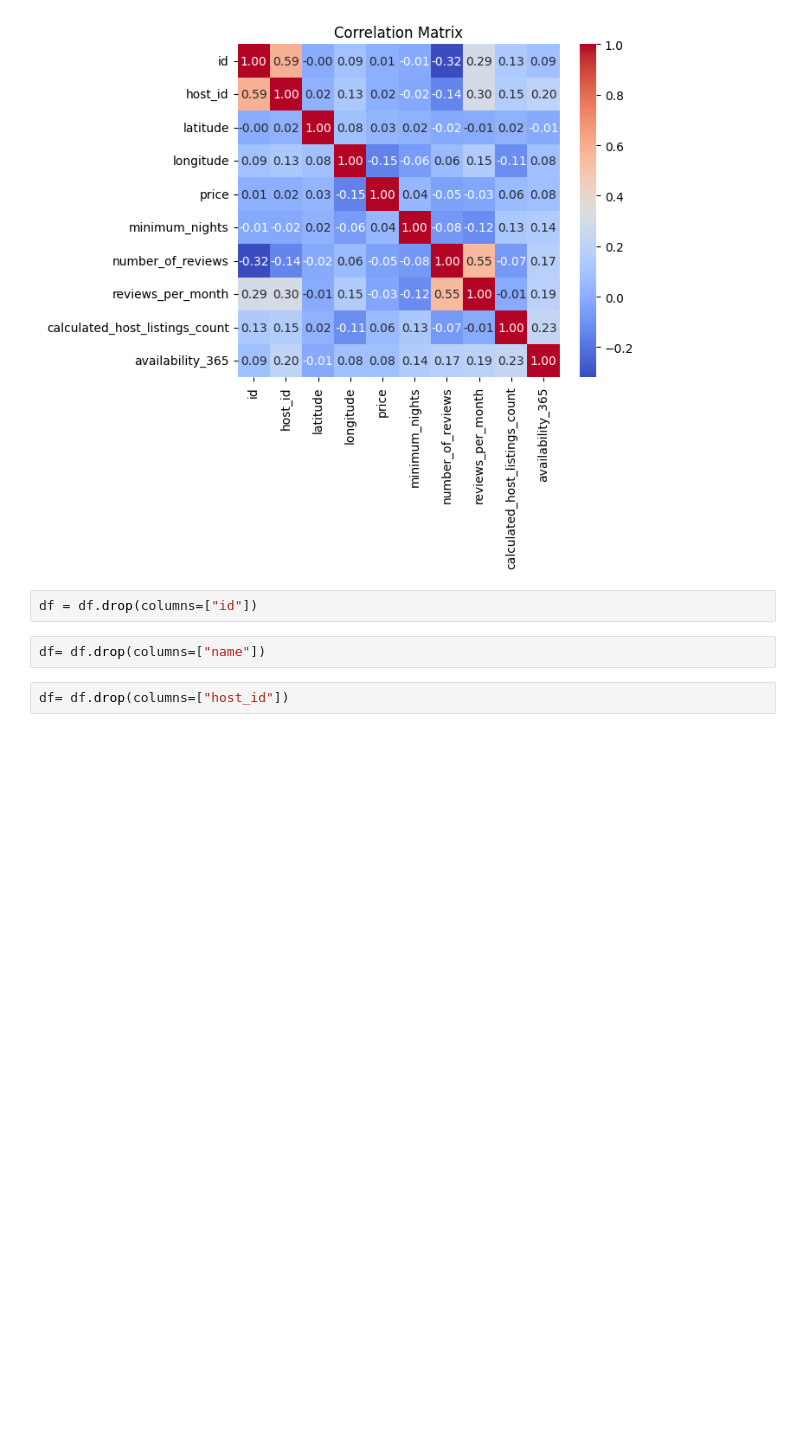
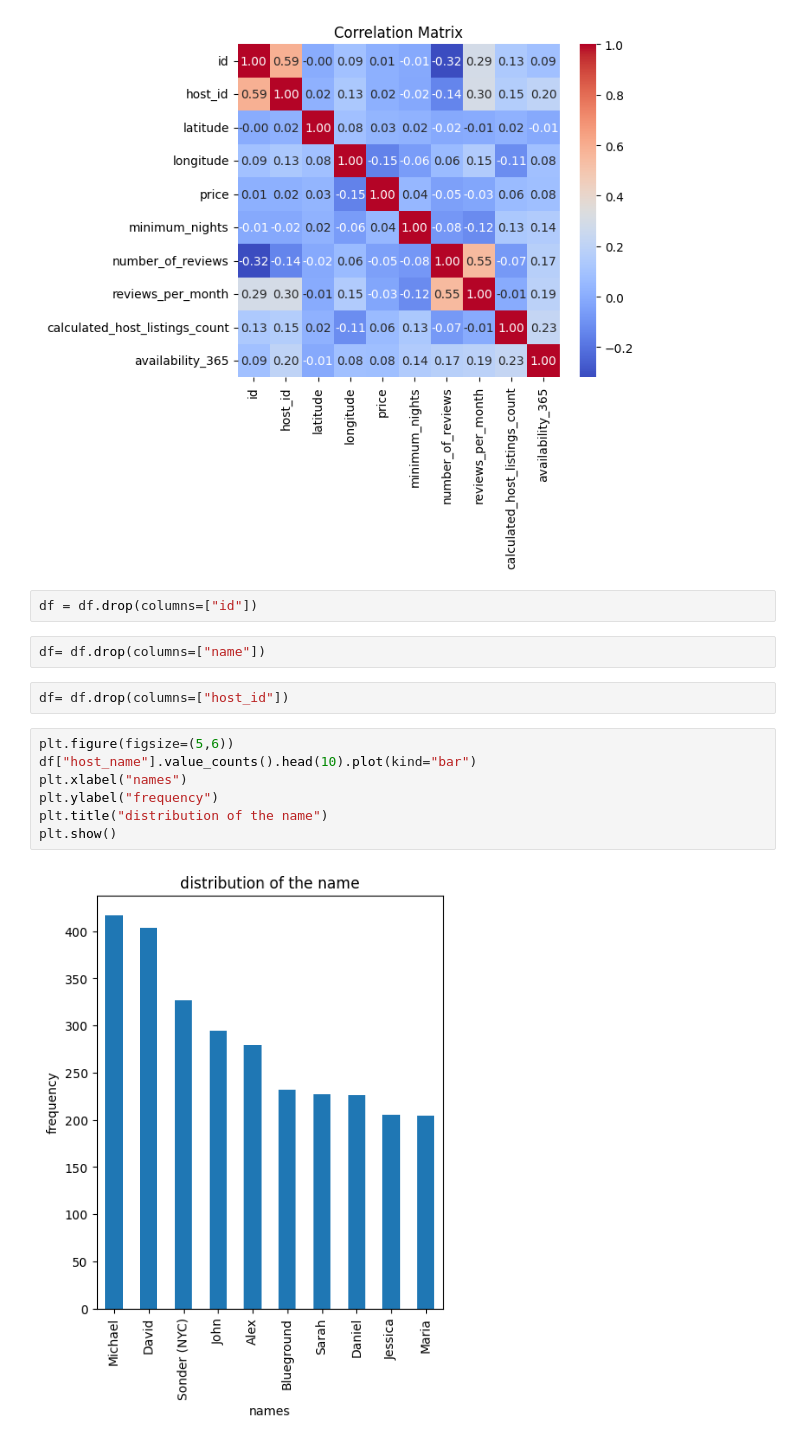
Before and after one commit to ayushpalse01012023-byte/staywise-ai-airbnb-price-prediction, a Jupyter notebook: model.ipynb, the cells around one changed output. Drawn from its saved outputs; the diff is of its cells as text; blank space fills up the shorter version.

Commit message:
bar plot for host name(just experiment)

```diff
--- a/model.ipynb
+++ b/model.ipynb
@@ -187,3 +187,12 @@ df = df.drop(columns=["id"])
 df= df.drop(columns=["name"])
 # %%
 df= df.drop(columns=["host_id"])
+# %%
+plt.figure(figsize=(5,6))
+df["host_name"].value_counts().head(10).plot(kind="bar")
+plt.xlabel("names")
+plt.ylabel("frequency")
+plt.title("distribution of the name")
+plt.show()
+# %% [output]
+[figure, added]
```
